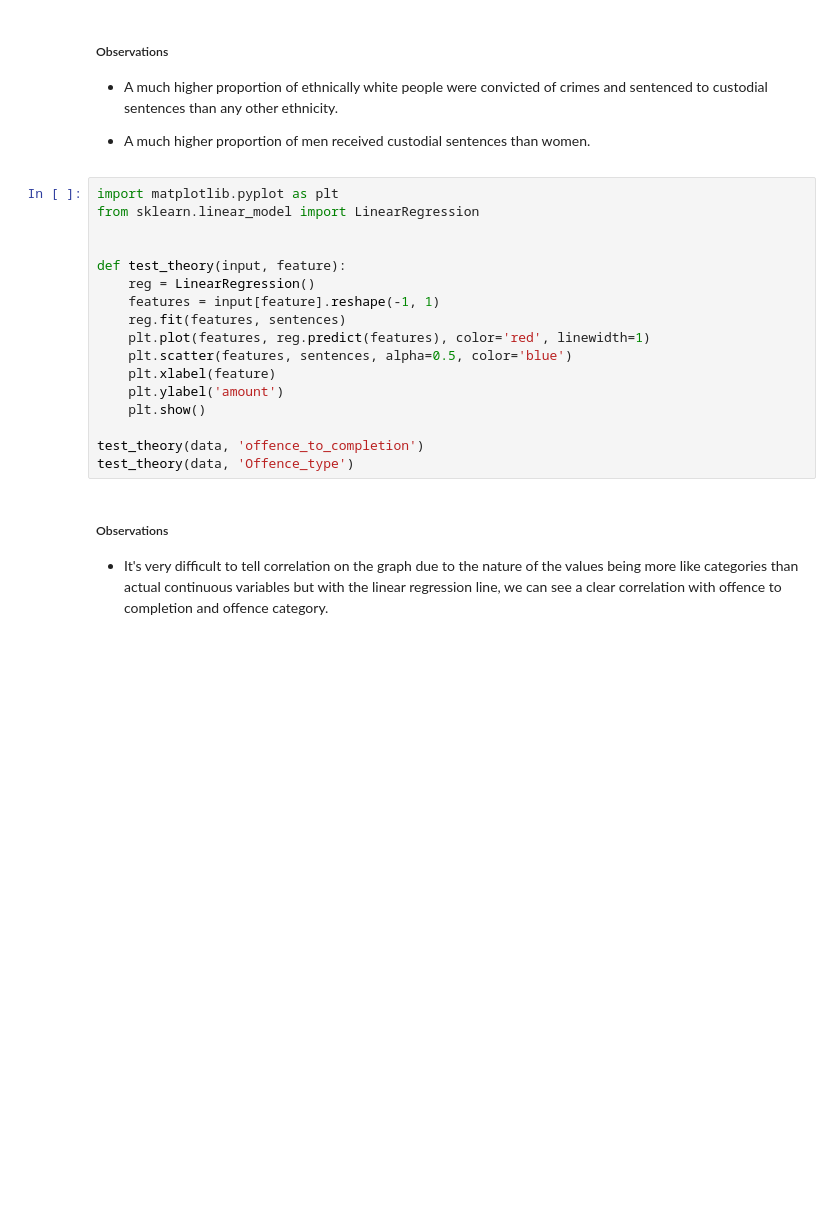
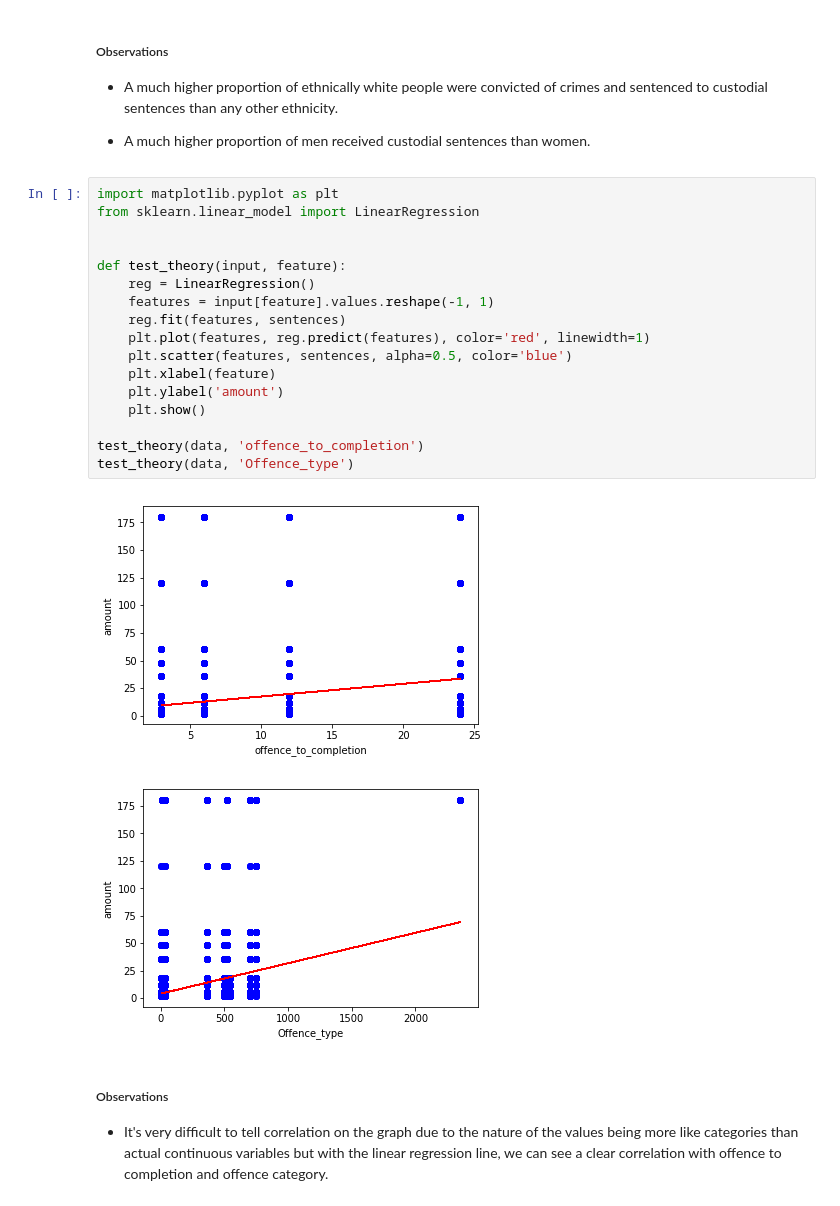
Before and after one commit to RachaelMahon/sentencing_capstone, a Jupyter notebook: UK Criminal Sentencing Regression.ipynb, the cells around one changed output. Saved outputs shown, nothing was run; the diff lists cells and outputs as text; blank space fills up the shorter version.

```diff
--- a/UK Criminal Sentencing Regression.ipynb
+++ b/UK Criminal Sentencing Regression.ipynb
@@ -304,20 +304,23 @@ plt.tight_layout()
 # %%
 import matplotlib.pyplot as plt
 from sklearn.linear_model import LinearRegression
 
 
 def test_theory(input, feature):
     reg = LinearRegression()
-    features = input[feature].reshape(-1, 1)
+    features = input[feature].values.reshape(-1, 1)
     reg.fit(features, sentences)
     plt.plot(features, reg.predict(features), color='red', linewidth=1)
     plt.scatter(features, sentences, alpha=0.5, color='blue')
     plt.xlabel(feature)
     plt.ylabel('amount')
     plt.show()
 
 test_theory(data, 'offence_to_completion')
 test_theory(data, 'Offence_type')
+# %% [output]
+[figure, added]
+[figure, added]
 # %% [markdown]
 ##### Observations
 
```
Also changed, not shown: parts of 1 cell of this notebook.
